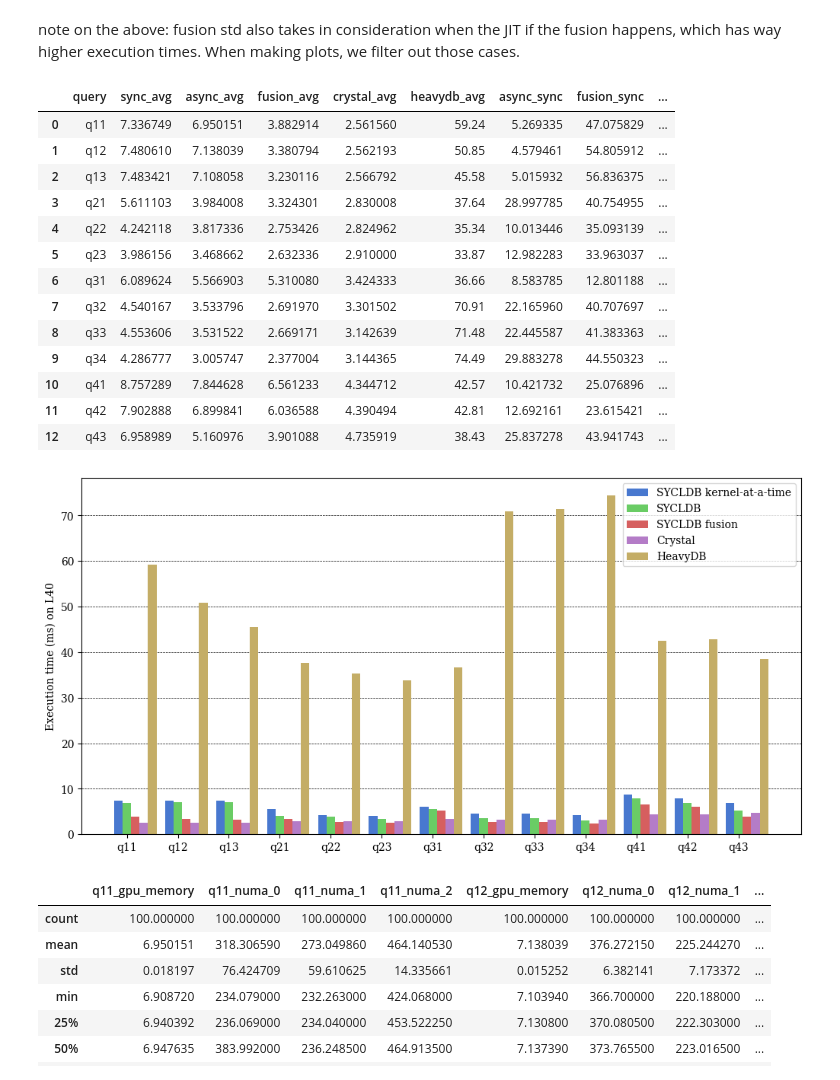
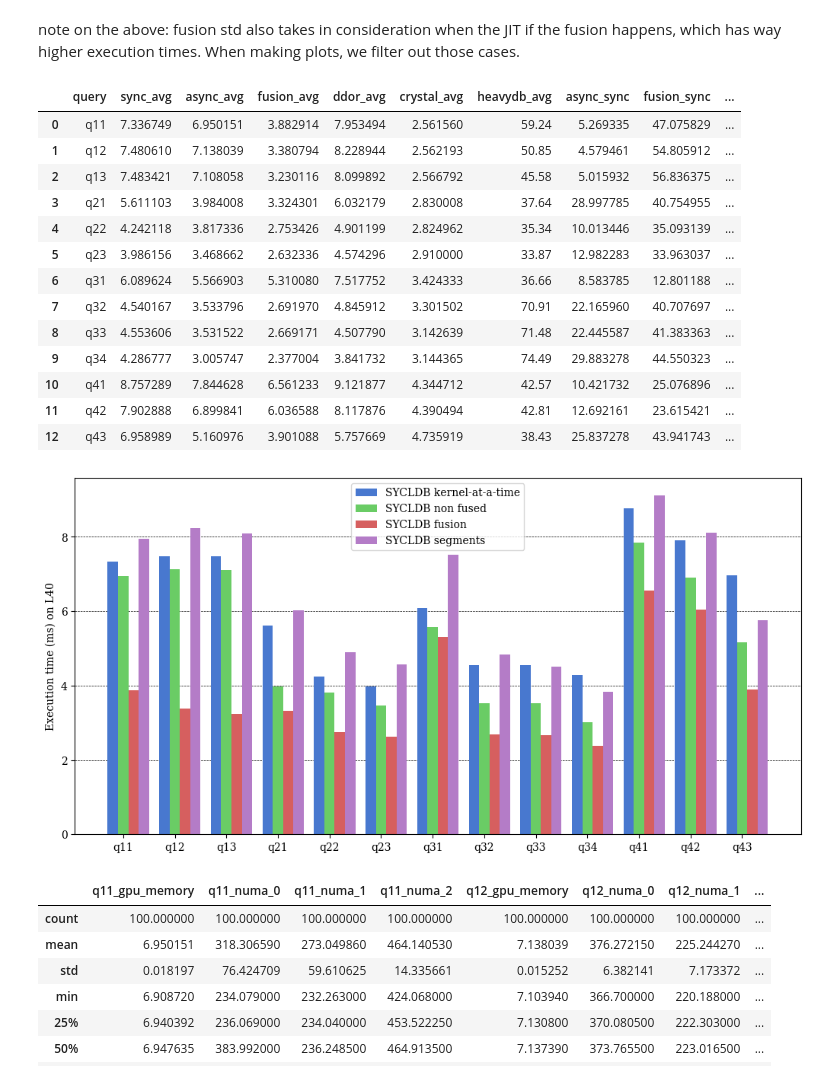
Before and after one commit to Maestro-Zacht/sycldb-calcite-executor, a Jupyter notebook: performances/perf.ipynb, the cells around one changed output. Saved outputs shown, nothing was run; the diff lists cells and outputs as text; code cells hidden in the pictures.

Commit message:
performances l40

```diff
--- a/performances/perf.ipynb
+++ b/performances/perf.ipynb
@@ -137,11 +137,13 @@ for q in queries:
     sync_df = pd.read_csv(f'{q}-performance-sync-cxl.log', header=None, names=['execution_time_ms'])
     async_df = pd.read_csv(f'{q}-performance-async-cxl.log', header=None, names=['execution_time_ms'])
     fusion_df = pd.read_csv(f'{q}-performance-cxl.log', header=None, names=['execution_time_ms'])
+    ddor_df = pd.read_csv(f'{q}-performance-ddor-l40.log', header=None, names=['execution_time_ms'])
     heavydb_df = pd.read_csv(f'heavydb_perf/cxl_server/{q}.txt', header=None, names=['execution_time_ms'])
 
     results_cxl[f'{q}_sync'] = sync_df['execution_time_ms']
     results_cxl[f'{q}_async'] = async_df['execution_time_ms']
     results_cxl[f'{q}_fusion'] = fusion_df['execution_time_ms']
+    results_cxl[f'{q}_ddor'] = ddor_df['execution_time_ms']
     results_cxl[f'{q}_crystal'] = query_times_crystal[q]
     results_cxl[f'{q}_heavydb'] = heavydb_df['execution_time_ms']
 
@@ -166,6 +168,7 @@ for q in queries:
     sync_avg = results_cxl[f'{q}_sync'].mean()
     async_avg = results_cxl[f'{q}_async'].mean()
     fusion_avg = results_cxl[results_cxl[f'{q}_fusion'] < 12.0][f'{q}_fusion'].mean()
+    ddor_avg = results_cxl[results_cxl[f'{q}_ddor'] < 12.0][f'{q}_ddor'].mean()
     crystal_avg = results_cxl[f'{q}_crystal'].mean()
     heavydb_avg = results_cxl[f'{q}_heavydb'].mean()
 
@@ -178,6 +181,7 @@ for q in queries:
         'sync_avg': sync_avg,
         'async_avg': async_avg,
         'fusion_avg': fusion_avg,
+        'ddor_avg': ddor_avg,
         'crystal_avg': crystal_avg,
         'heavydb_avg': heavydb_avg,
         'async_sync': speedup_async * 100,
@@ -188,56 +192,57 @@ for q in queries:
 comparison_cxl = pd.DataFrame(comparison_cxl)
 comparison_cxl
 # %% [output]
-|  | query | sync_avg | async_avg | fusion_avg | crystal_avg | heavydb_avg | async_sync | fusion_sync | ... |
-| 0 | q11 | 7.336749 | 6.950151 | 3.882914 | 2.561560 | 59.24 | 5.269335 | 47.075829 | ... |
-| 1 | q12 | 7.480610 | 7.138039 | 3.380794 | 2.562193 | 50.85 | 4.579461 | 54.805912 | ... |
-| 2 | q13 | 7.483421 | 7.108058 | 3.230116 | 2.566792 | 45.58 | 5.015932 | 56.836375 | ... |
-| 3 | q21 | 5.611103 | 3.984008 | 3.324301 | 2.830008 | 37.64 | 28.997785 | 40.754955 | ... |
-| 4 | q22 | 4.242118 | 3.817336 | 2.753426 | 2.824962 | 35.34 | 10.013446 | 35.093139 | ... |
-| 5 | q23 | 3.986156 | 3.468662 | 2.632336 | 2.910000 | 33.87 | 12.982283 | 33.963037 | ... |
-| 6 | q31 | 6.089624 | 5.566903 | 5.310080 | 3.424333 | 36.66 | 8.583785 | 12.801188 | ... |
-| 7 | q32 | 4.540167 | 3.533796 | 2.691970 | 3.301502 | 70.91 | 22.165960 | 40.707697 | ... |
-| 8 | q33 | 4.553606 | 3.531522 | 2.669171 | 3.142639 | 71.48 | 22.445587 | 41.383363 | ... |
-| 9 | q34 | 4.286777 | 3.005747 | 2.377004 | 3.144365 | 74.49 | 29.883278 | 44.550323 | ... |
-| 10 | q41 | 8.757289 | 7.844628 | 6.561233 | 4.344712 | 42.57 | 10.421732 | 25.076896 | ... |
-| 11 | q42 | 7.902888 | 6.899841 | 6.036588 | 4.390494 | 42.81 | 12.692161 | 23.615421 | ... |
-| 12 | q43 | 6.958989 | 5.160976 | 3.901088 | 4.735919 | 38.43 | 25.837278 | 43.941743 | ... |
+|  | query | sync_avg | async_avg | fusion_avg | ddor_avg | crystal_avg | heavydb_avg | async_sync | fusion_sync | ... |
+| 0 | q11 | 7.336749 | 6.950151 | 3.882914 | 7.953494 | 2.561560 | 59.24 | 5.269335 | 47.075829 | ... |
+| 1 | q12 | 7.480610 | 7.138039 | 3.380794 | 8.228944 | 2.562193 | 50.85 | 4.579461 | 54.805912 | ... |
+| 2 | q13 | 7.483421 | 7.108058 | 3.230116 | 8.099892 | 2.566792 | 45.58 | 5.015932 | 56.836375 | ... |
+| 3 | q21 | 5.611103 | 3.984008 | 3.324301 | 6.032179 | 2.830008 | 37.64 | 28.997785 | 40.754955 | ... |
+| 4 | q22 | 4.242118 | 3.817336 | 2.753426 | 4.901199 | 2.824962 | 35.34 | 10.013446 | 35.093139 | ... |
+| 5 | q23 | 3.986156 | 3.468662 | 2.632336 | 4.574296 | 2.910000 | 33.87 | 12.982283 | 33.963037 | ... |
+| 6 | q31 | 6.089624 | 5.566903 | 5.310080 | 7.517752 | 3.424333 | 36.66 | 8.583785 | 12.801188 | ... |
+| 7 | q32 | 4.540167 | 3.533796 | 2.691970 | 4.845912 | 3.301502 | 70.91 | 22.165960 | 40.707697 | ... |
+| 8 | q33 | 4.553606 | 3.531522 | 2.669171 | 4.507790 | 3.142639 | 71.48 | 22.445587 | 41.383363 | ... |
+| 9 | q34 | 4.286777 | 3.005747 | 2.377004 | 3.841732 | 3.144365 | 74.49 | 29.883278 | 44.550323 | ... |
+| 10 | q41 | 8.757289 | 7.844628 | 6.561233 | 9.121877 | 4.344712 | 42.57 | 10.421732 | 25.076896 | ... |
+| 11 | q42 | 7.902888 | 6.899841 | 6.036588 | 8.117876 | 4.390494 | 42.81 | 12.692161 | 23.615421 | ... |
+| 12 | q43 | 6.958989 | 5.160976 | 3.901088 | 5.757669 | 4.735919 | 38.43 | 25.837278 | 43.941743 | ... |
 # %%
 # plt.rc('text', usetex=True)
 plt.rc('font', family='serif')
 plt.style.use('seaborn-v0_8-muted')
 
 labels_mapping = {
     'sync_avg': 'SYCLDB kernel-at-a-time',
-    'async_avg': 'SYCLDB',
+    'async_avg': 'SYCLDB non fused',
     'fusion_avg': 'SYCLDB fusion',
-    'crystal_avg': 'Crystal',
-    'heavydb_avg': 'HeavyDB',
+    'ddor_avg': 'SYCLDB segments',
+    # 'crystal_avg': 'Crystal',
+    # 'heavydb_avg': 'HeavyDB',
 }
 
 x = np.arange(len(comparison_cxl))
 width = 1 / (len(labels_mapping) + 1)
 multiplier = 0
 
 fig, ax = plt.subplots(layout='constrained', figsize=(10, 5))
 
 #iterate on some columns and plot them in a single bar chart
 for col, label in labels_mapping.items():
     offset = width * multiplier
     rects = ax.bar(x + offset, comparison_cxl[col], width=width, label=label)
     # ax.bar_label(rects, padding=3)
     multiplier += 1
 
 ax.legend()
 # ax.set_ylim(0, 60)
 ax.set_xticks(x + width, comparison_cxl['query'])
 ax.set_ylabel('Execution time (ms) on L40')
 ax.set_axisbelow(True)
 ax.grid(color='black', linestyle='--', linewidth=0.5, zorder=1000, axis='y')
 
 plt.show()
 # %% [output]
-[figure, old version]
+[figure, new version]
 # %%
 numa_results = pd.DataFrame()
 
```
Also changed, not shown: parts of 1 cell of this notebook, 13 other files.
